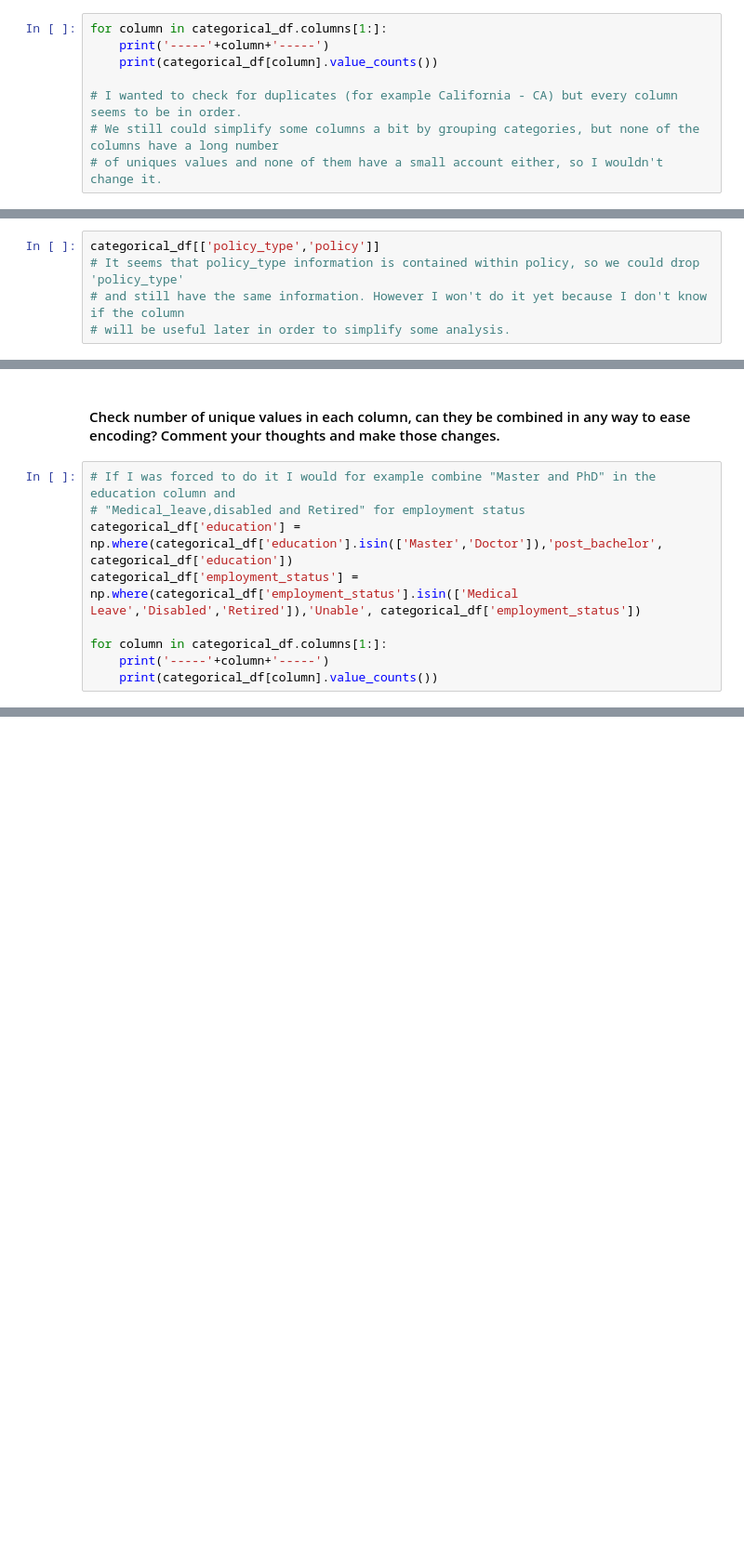
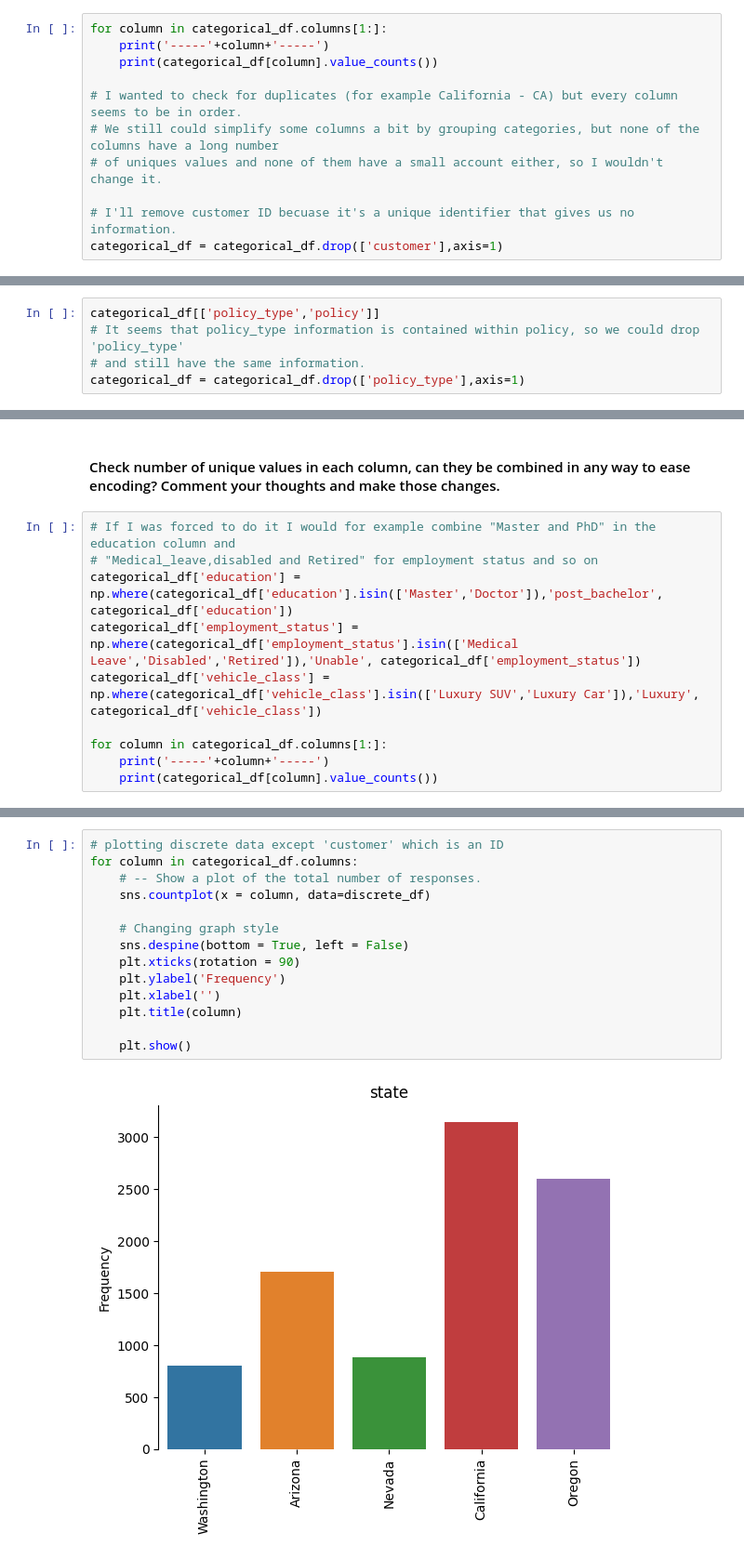
Before and after one commit to fbgr/lab-cleaning-numerical-data, a Jupyter notebook: main.ipynb, the cells around one changed output, grey strips where cells are left out. Shown at 93% size. Saved outputs shown, nothing was run; the diff lists cells and outputs as text; blank space fills up the shorter version.

```diff
--- a/main.ipynb
+++ b/main.ipynb
@@ -253,6 +262,9 @@ for column in categorical_df.columns[1:]:
 # I wanted to check for duplicates (for example California - CA) but every column seems to be in order.
 # We still could simplify some columns a bit by grouping categories, but none of the columns have a long number
 # of uniques values and none of them have a small account either, so I wouldn't change it.
+
+# I'll remove customer ID becuase it's a unique identifier that gives us no information.
+categorical_df = categorical_df.drop(['customer'],axis=1)
 # %% [output]
 -----state-----
 California    3150
@@ -280,5 +292,5 @@ Name: vehicle_size, dtype: int64
 # %%
 categorical_df[['policy_type','policy']]
 # It seems that policy_type information is contained within policy, so we could drop 'policy_type'
-# and still have the same information. However I won't do it yet because I don't know if the column
-# will be useful later in order to simplify some analysis.
+# and still have the same information.
+categorical_df = categorical_df.drop(['policy_type'],axis=1)
@@ -300,9 +298,10 @@ categorical_df[['policy_type','policy']]
 #### Check number of unique values in each column, can they be combined in any way to ease encoding? Comment your thoughts and make those changes.
 # %%
 # If I was forced to do it I would for example combine "Master and PhD" in the education column and
-# "Medical_leave,disabled and Retired" for employment status
+# "Medical_leave,disabled and Retired" for employment status and so on
 categorical_df['education'] = np.where(categorical_df['education'].isin(['Master','Doctor']),'post_bachelor', categorical_df['education'])
 categorical_df['employment_status'] = np.where(categorical_df['employment_status'].isin(['Medical Leave','Disabled','Retired']),'Unable', categorical_df['employment_status'])
+categorical_df['vehicle_class'] = np.where(categorical_df['vehicle_class'].isin(['Luxury SUV','Luxury Car']),'Luxury', categorical_df['vehicle_class'])
 
 for column in categorical_df.columns[1:]:
     print('-----'+column+'-----')
@@ -327,0 +349,16 @@ Name: vehicle_size, dtype: int64
+# %%
+# plotting discrete data except 'customer' which is an ID
+for column in categorical_df.columns:
+    # -- Show a plot of the total number of responses.
+    sns.countplot(x = column, data=discrete_df)
+
+    # Changing graph style
+    sns.despine(bottom = True, left = False)
+    plt.xticks(rotation = 90)
+    plt.ylabel('Frequency')
+    plt.xlabel('')
+    plt.title(column)
+
+    plt.show()
+# %% [output]
+[figure, added]
```
Also changed, not shown: parts of 20 cells of this notebook.
